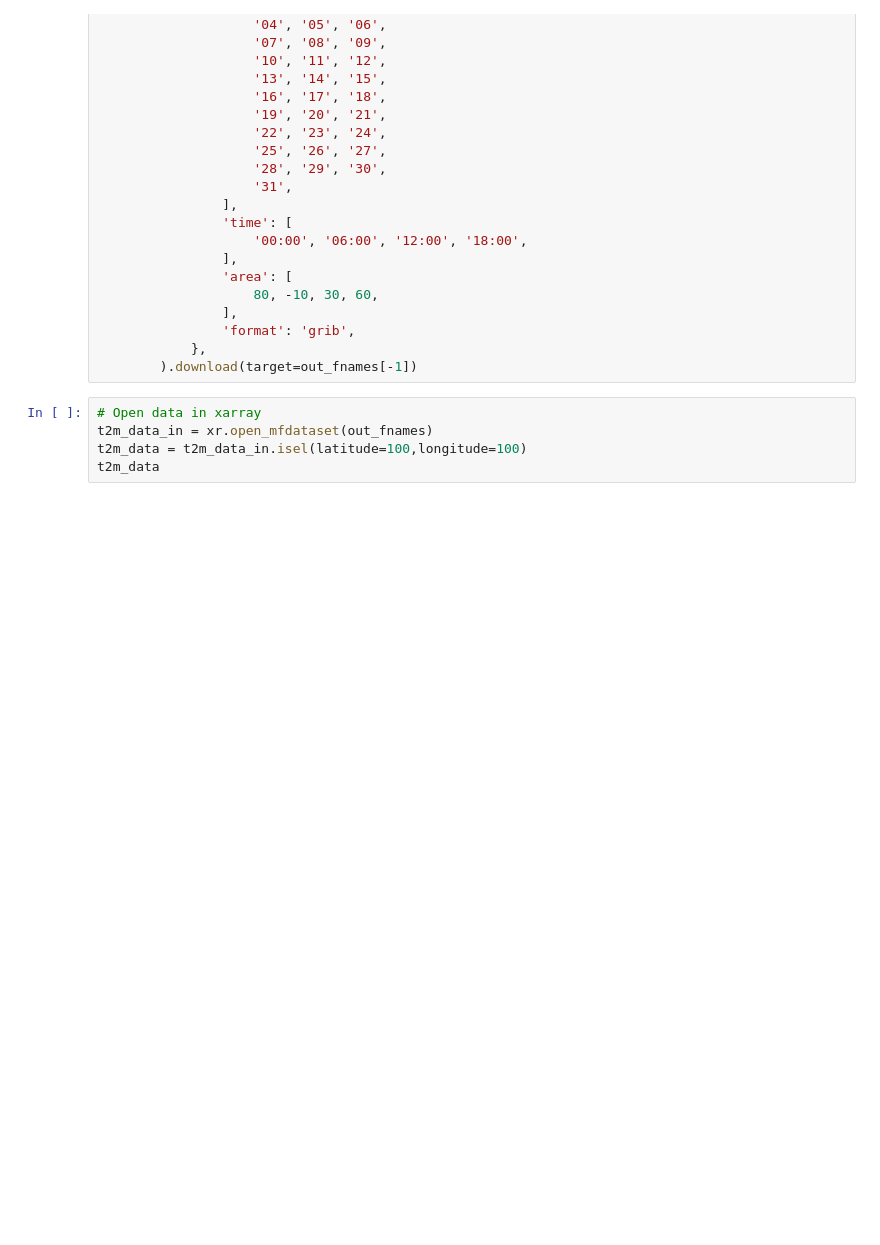
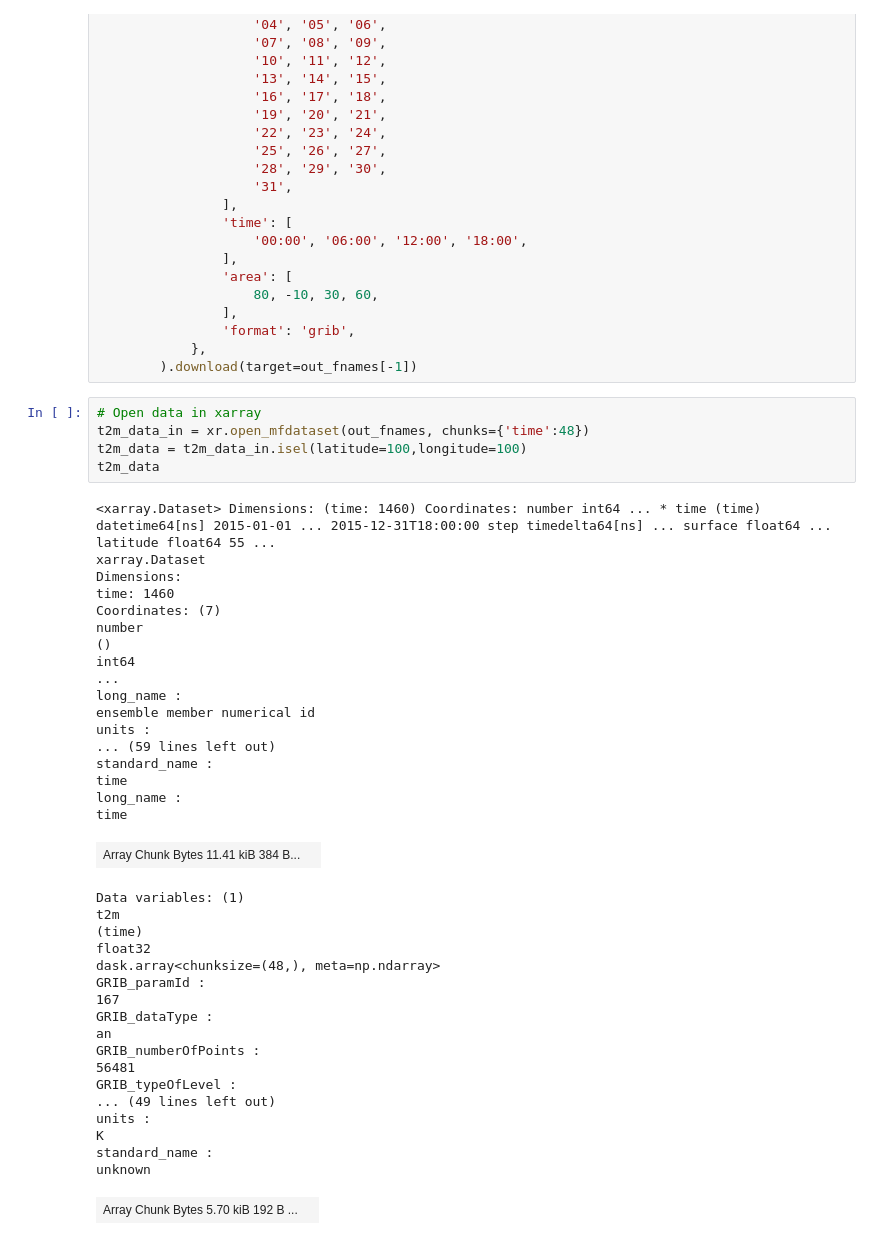
Before and after one commit to ecmwf/earthkit-transforms, a Jupyter notebook: notebooks/aggregate.ipynb, the cells around one changed output. Cells and saved outputs as stored; diff of their text form; blank space fills up the shorter version.

```diff
--- a/notebooks/aggregate.ipynb
+++ b/notebooks/aggregate.ipynb
@@ -57,6 +57,43 @@ for year in YEARS:
         ).download(target=out_fnames[-1])
 # %%
 # Open data in xarray
-t2m_data_in = xr.open_mfdataset(out_fnames)
+t2m_data_in = xr.open_mfdataset(out_fnames, chunks={'time':48})
 t2m_data = t2m_data_in.isel(latitude=100,longitude=100)
 t2m_data
+# %% [output]
+<xarray.Dataset> Dimensions: (time: 1460) Coordinates: number int64 ... * time (time) datetime64[ns] 2015-01-01 ... 2015-12-31T18:00:00 step timedelta64[ns] ... surface float64 ... latitude float64 55 ...
+xarray.Dataset
+Dimensions:
+time: 1460
+Coordinates: (7)
+number
+()
+int64
+...
+long_name :
+ensemble member numerical id
+units :
+... (59 lines left out)
+standard_name :
+time
+long_name :
+time
+| Array Chunk Bytes 11.41 kiB 384 B... |  |
+Data variables: (1)
+t2m
+(time)
+float32
+dask.array<chunksize=(48,), meta=np.ndarray>
+GRIB_paramId :
+167
+GRIB_dataType :
+an
+GRIB_numberOfPoints :
+56481
+GRIB_typeOfLevel :
+... (49 lines left out)
+units :
+K
+standard_name :
+unknown
+| Array Chunk Bytes 5.70 kiB 192 B ... |  |
```
Also changed, not shown: parts of 8 cells of this notebook, 4 other files.
